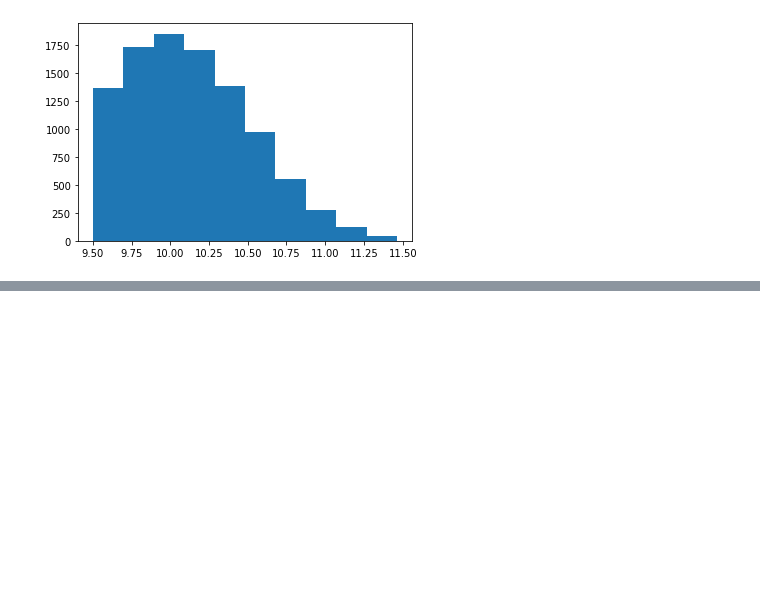
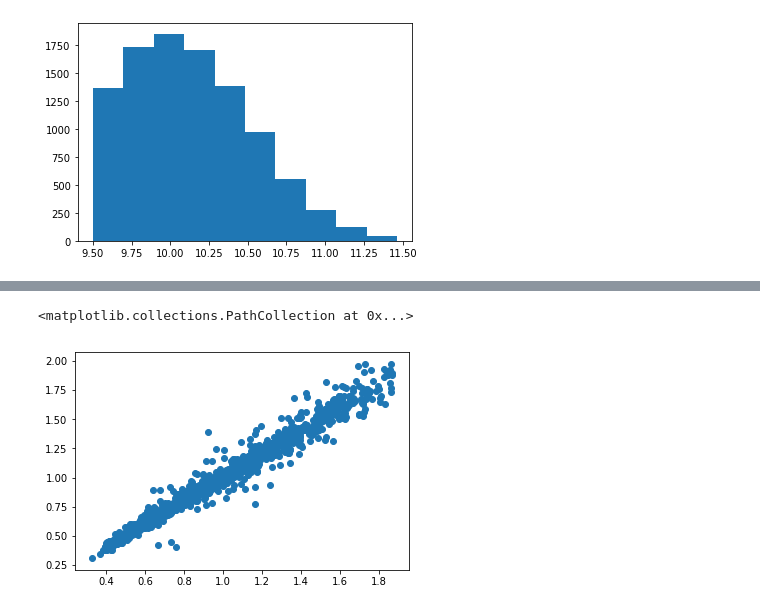
Before and after one commit to AlexanderFengler/nn_likelihoods, a Jupyter notebook: test_simulators.ipynb, the cells around one changed output, grey strips where cells are left out. Saved outputs shown, nothing was run; the diff lists cells and outputs as text; code cells hidden in the pictures; blank space fills up the shorter version.

```diff
--- a/test_simulators.ipynb
+++ b/test_simulators.ipynb
@@ -860,0 +1360,5 @@ plt.hist(10 + x * 0.5)
+# %%
+plt.scatter(x2['a_of_t_gt_in'],x2['a_of_t_post_in'])
+# %% [output]
+<matplotlib.collections.PathCollection at 0x...>
+[figure, added]
```
Also changed, not shown: parts of 96 cells of this notebook, 12 other files.
